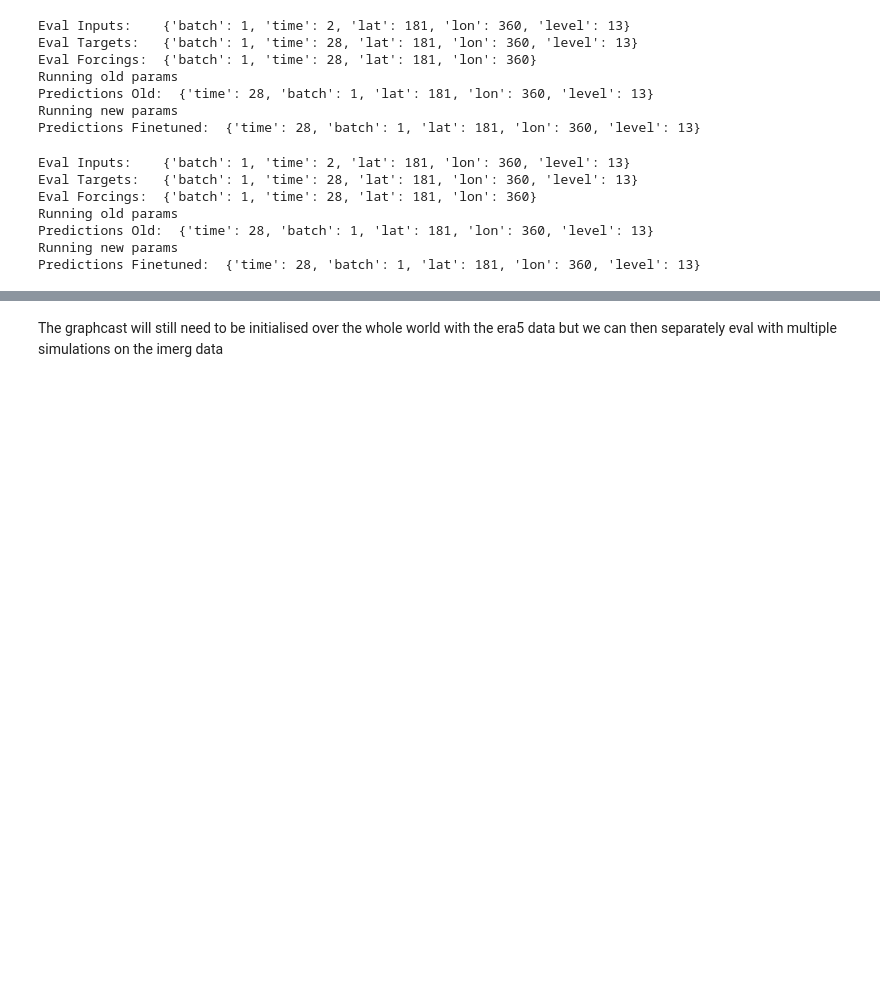
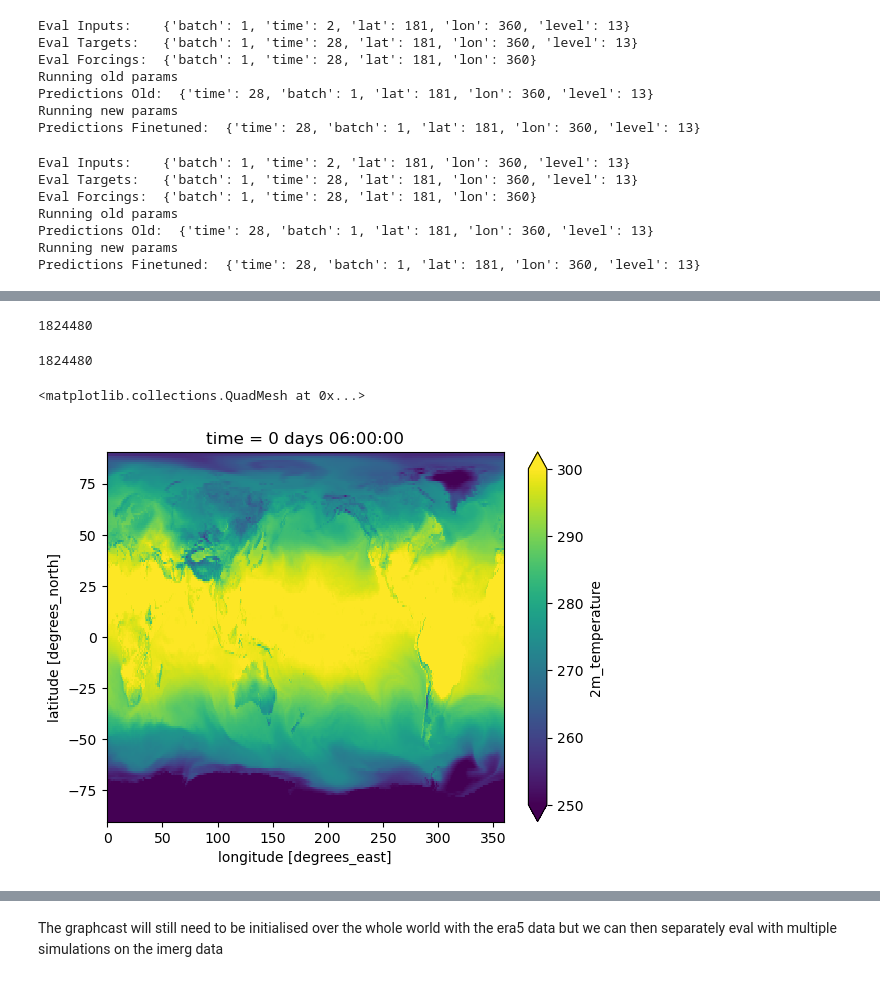
Before and after one commit to SaptarishiD/graphcast, a Jupyter notebook: local_files/finetune_vs_base_imerg.ipynb, the cells around one changed output, grey strips where cells are left out. Cells and saved outputs as stored; diff of their text form; code cells hidden in the pictures; blank space fills up the shorter version.

```diff
--- a/local_files/finetune_vs_base_imerg.ipynb
+++ b/local_files/finetune_vs_base_imerg.ipynb
@@ -138,5 +140,5 @@ Attributes:
     DOI:             10.5067/GPM/IMERGDF/DAY/07
     ProductionTime:  2023-12-18T15:32:13.665Z
 # %%
-wb_data_orig = xr.open_zarr("/Datastorage/saptarishi.dhanuka_asp25/era5_data/wb_era5_jun_sept_2015_temp_ppt.zarr")
-wb_data = wb_data_orig.sel(time=slice('2015-09-01', '2015-09-30'))
+wb_data_orig = xr.open_zarr("/Datastorage/saptarishi.dhanuka_asp25/era5_data/era5_temp_ppt2022_wb_0.25.zarr")
+wb_data = wb_data_orig.sel(time=slice('2015-07-01', '2022-07-31'))
@@ -166,0 +210,4 @@ inits = 4
+# %%
+imerg_test = xr.open_dataset("/Datastorage/saptarishi.dhanuka_asp25/era5_imerg_20150701-2015_india_full_globe_updated1.nc").sel(time=slice('2015-07-01', '2015-07-31'))
+# imerg_test = imerg_test.rename({'latitude': 'lat', 'longitude': 'lon'})
+imerg_test
@@ -668,0 +895,10 @@ def plot_difference_with_targets_base_sims(preds_old, targets, time_step, var_na
+# %%
+len(test['2m_temperature'].values.flatten())
+# %% [output]
+1824480
+# %%
+# count the number of NaN values in the '2m_temperature' variable
+nan_count = test['2m_temperature'].isnull().sum().item()
+nan_count
+# %% [output]
+1824480
@@ -668,0 +914,8 @@ def plot_difference_with_targets_base_sims(preds_old, targets, time_step, var_na
+# %%
+predictions_old = xr.open_dataset(f"/Datastorage/saptarishi.dhanuka_asp25/preds_dir/predictions_old_india20223_imerg1.nc")
+predictions_finetuned = xr.open_dataset(f"/Datastorage/saptarishi.dhanuka_asp25/preds_dir/predictions_finetuned_india2015_full_2015_3_imerg.nc")
+# %%
+predictions_finetuned.isel(time=0)['2m_temperature'].plot(cmap='viridis', vmin=250, vmax=300)
+# %% [output]
+<matplotlib.collections.QuadMesh at 0x...>
+[figure, added]
```
Also changed, not shown: parts of 47 cells of this notebook, 13 other files.
